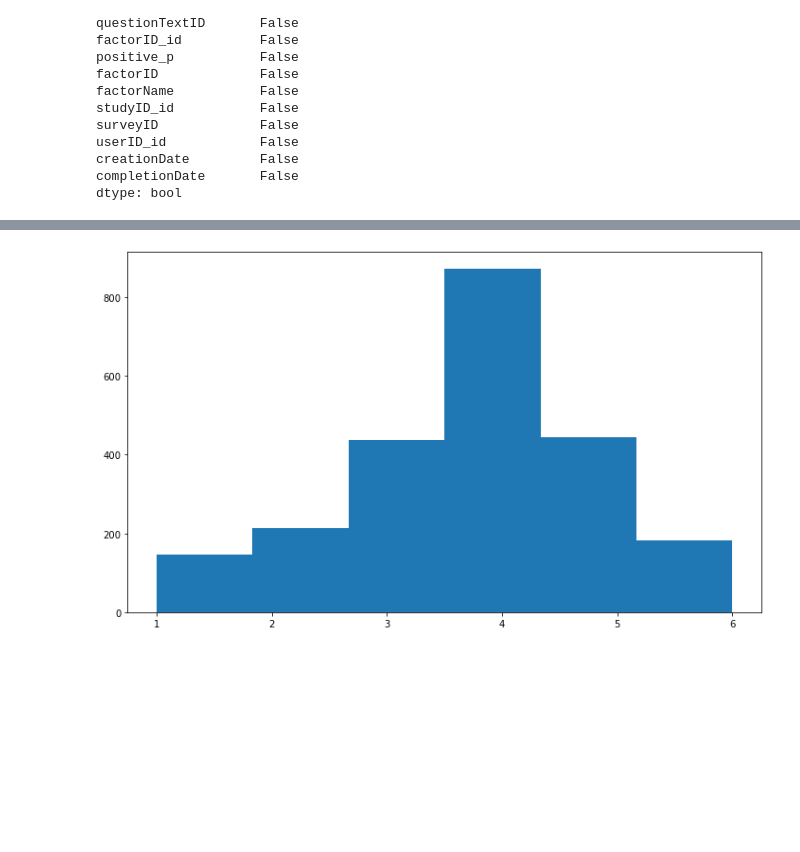
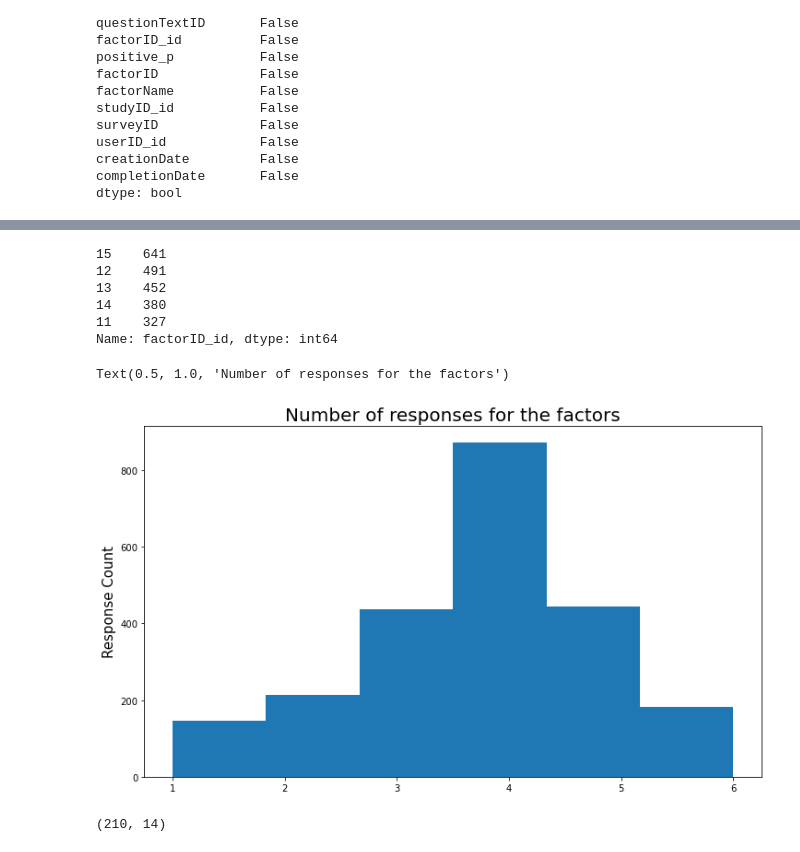
Before and after one commit to rahmanole/CSC585, a Jupyter notebook: project_1/Visualization.ipynb, the cells around one changed output, grey strips where cells are left out. Drawn from its saved outputs; the diff is of its cells as text; code cells hidden in the pictures; blank space fills up the shorter version.

```diff
--- a/project_1/Visualization.ipynb
+++ b/project_1/Visualization.ipynb
@@ -43,13 +43,23 @@ studyID3_df.head()
+# %%
+studyID3_df.factorID_id.value_counts()
+# %% [output]
+15    641
+12    491
+13    452
+14    380
+11    327
+Name: factorID_id, dtype: int64
 # %%
 plt.hist(studyID3_df.response,bins=6)
-# plt.xlabel('Facots')
-# plt.ylabel('Response')
-
 fig = plt.gcf()
 fig.set_size_inches(12,7)
+plt.ylabel('Response Count',fontsize=15)
+plt.title('Number of responses for the factors',fontsize=20)
 # %% [output]
+Text(0.5, 1.0, 'Number of responses for the factors')
-[figure, old version]
+[figure, new version]
 # %%
-studyID3_df = studyID3_df.groupby(by=['factorID_id','creationDate'],as_index=False).mean()
+studyID3_df = studyID3_df.groupby(by=['creationDate','factorID_id'],as_index=False).mean()
 studyID3_df.shape
-df_by_factor = studyID3_df[studyID3_df['factorID_id']==11]
+# %% [output]
+(210, 14)
```
Also changed, not shown: parts of 8 cells of this notebook, 23 other files.
